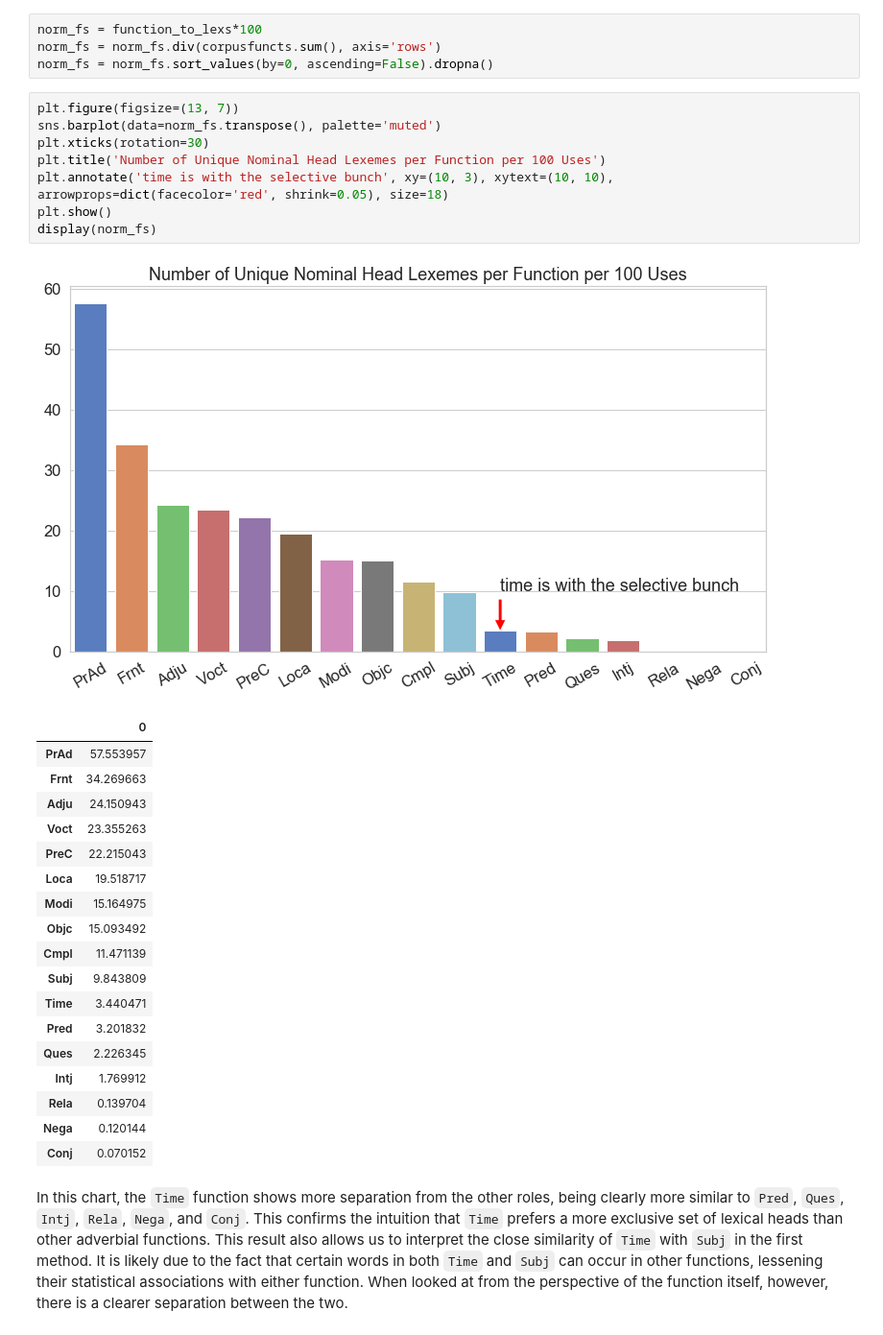
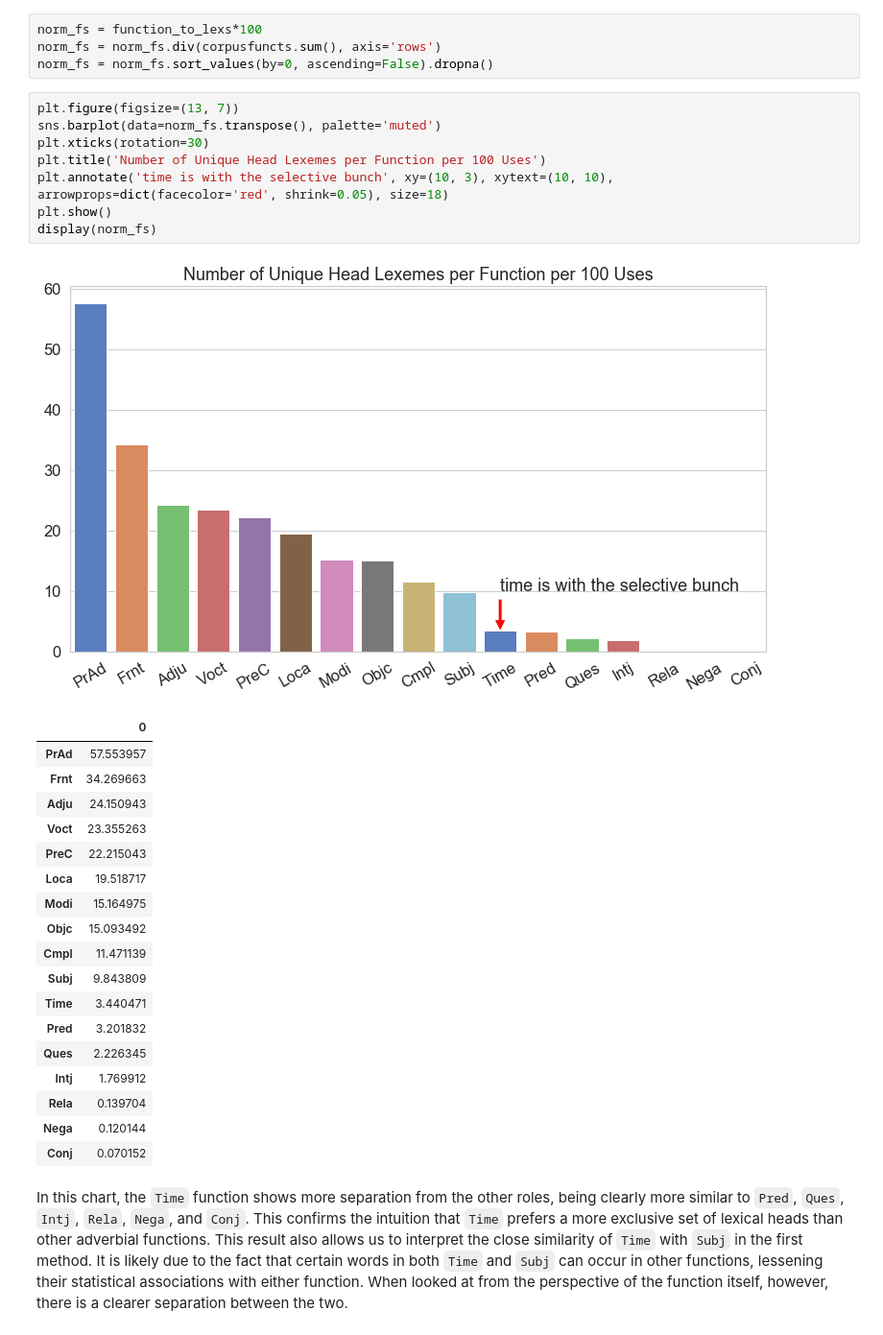
Before and after one commit to CambridgeSemiticsLab/BH_time_collocations, a Jupyter notebook: analysis/SBH_time_expressions.ipynb, the cells around one changed output. Shown at 96% size. Cells and saved outputs as stored; diff of their text form.

```diff
--- a/analysis/SBH_time_expressions.ipynb
+++ b/analysis/SBH_time_expressions.ipynb
@@ -1372,13 +1493,13 @@ norm_fs = norm_fs.sort_values(by=0, ascending=False).dropna()
 # %%
 plt.figure(figsize=(13, 7))
 sns.barplot(data=norm_fs.transpose(), palette='muted')
 plt.xticks(rotation=30)
-plt.title('Number of Unique Nominal Head Lexemes per Function per 100 Uses')
+plt.title('Number of Unique Head Lexemes per Function per 100 Uses')
 plt.annotate('time is with the selective bunch', xy=(10, 3), xytext=(10, 10), arrowprops=dict(facecolor='red', shrink=0.05), size=18)
 plt.show()
 display(norm_fs)
 # %% [output]
-[figure, old version]
+[figure, new version]
 |  | 0 |
 | PrAd | 57.553957 |
 | Frnt | 34.269663 |
```
Also changed, not shown: parts of 14 cells of this notebook.
